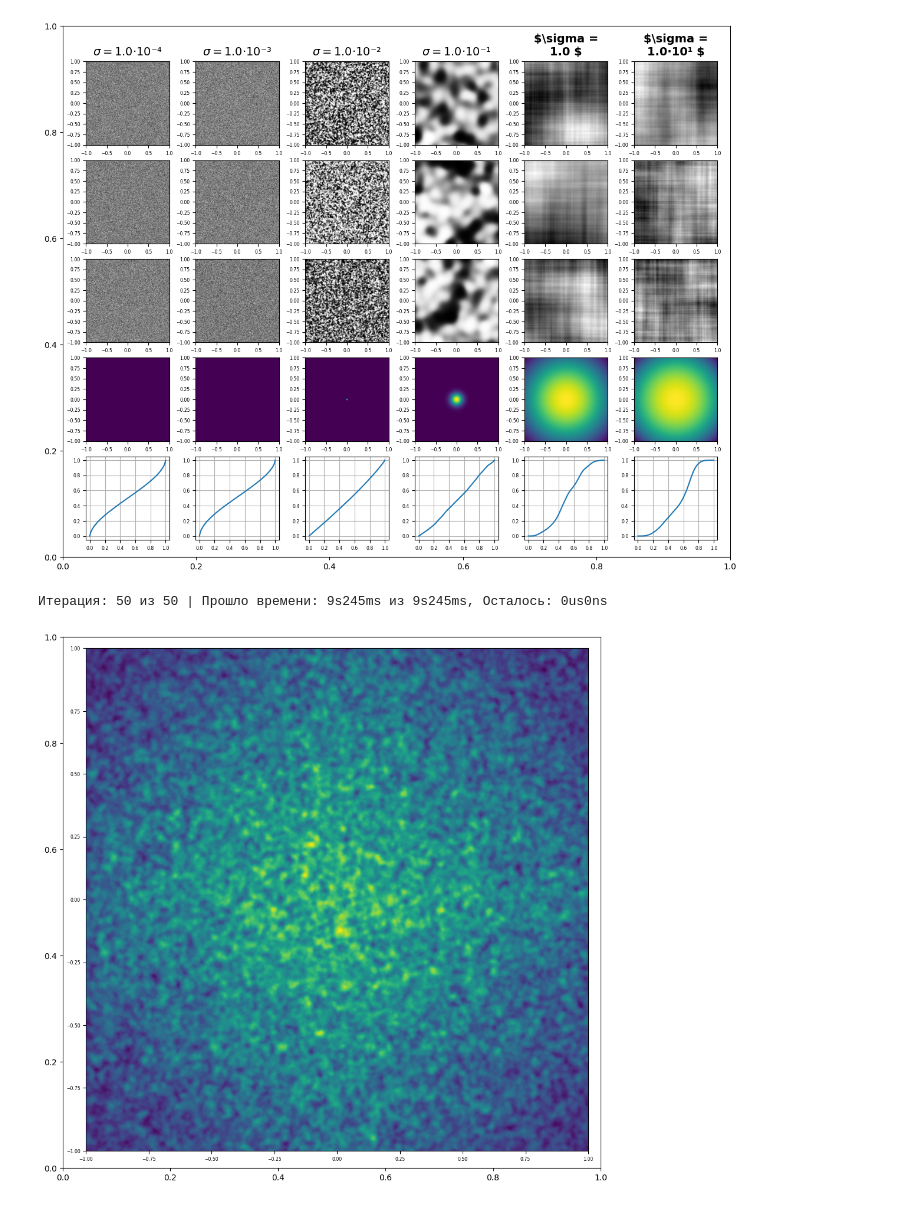
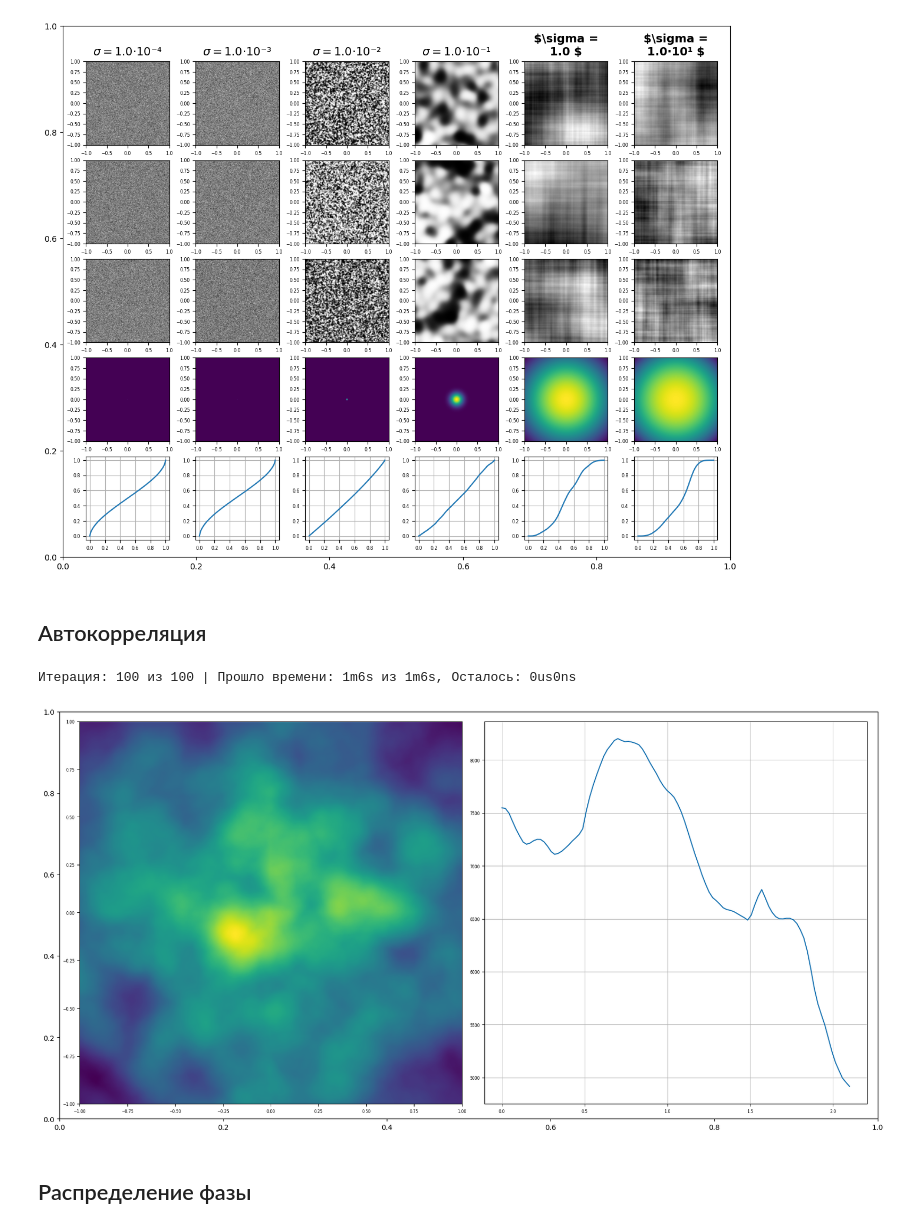
Before and after one commit to Belashov641618/DNN, a Jupyter notebook: collab/Incoherent.ipynb, the cells around one changed output. Saved outputs shown, nothing was run; the diff lists cells and outputs as text; code cells hidden in the pictures.

```diff
--- a/collab/Incoherent.ipynb
+++ b/collab/Incoherent.ipynb
@@ -409,6 +417,8 @@ with torch.no_grad():
   plot.show()
 # %% [output]
 [figure]
+# %% [markdown]
+## Автокорреляция
 # %%
 def fast_equal_convolution(a:torch.Tensor, b:torch.Tensor, N:int):
   padding = (N+1)//2
@@ -419,35 +429,50 @@ def fast_equal_convolution(a:torch.Tensor, b:torch.Tensor, N:int):
 
   return torch.abs(torch.fft.ifftshift(torch.fft.ifft2(torch.fft.fftshift(torch.fft.fft2(a_padded)) * torch.fft.fftshift(torch.fft.fft2(b_padded))))[padding:padding+N, padding:padding+N])
 
 def autoconvolution(a:torch.Tensor, N:int):
   a = a - torch.mean(a, keepdim=True, dim=(0,1))
   return fast_equal_convolution(a, a, N)
 
 def autocorrelation(N:int, lims:tuple[float,float], sigma:float, samples:int=10):
   autoconvolutions = torch.zeros((samples,N,N))
   for i in CycleTimePredictor(list(range(samples))):
     autoconvolutions[i] = autoconvolution(generate_incoherent(N, sigma, lims, False), N)
   return torch.mean(autoconvolutions, dim=0)
 
 with torch.no_grad():
-  N = 500
+  N = 1000
+  M = 100
   lims = (-1., +1.)
-  samples = 50
-  sigma = 0.01
+  samples = 100
+  sigma = 0.1
 
   results_xy = autocorrelation(N, lims, sigma, samples)
 
   x_mesh, y_mesh = torch.meshgrid(torch.linspace(*lims, N), torch.linspace(*lims, N), indexing='xy')
   r_mesh = torch.sqrt((x_mesh - 0.5)**2 + (y_mesh - 0.5)**2)
+  r_array = torch.linspace(r_mesh.min(), r_mesh.max(), M+1)
+  r_begin = r_array[:-1]
+  r_end = r_array[1:]
 
+  results_r = torch.zeros((M))
+  for i, (r0, r1) in enumerate(zip(r_begin, r_end)):
+    mask = (r_mesh <= r1) * (r0 < r_mesh)
+    average = numpy.sum(numpy.where(mask, results_xy, 0)) / torch.sum(mask)
+    results_r[i] = average
 
   plot = TiledPlot(16,9)
   plot.FontLibrary.MultiplyFontSize(0.7)
 
   axes = plot.axes.add(0,0)
   axes.imshow(results_xy, aspect='auto', extent=[*lims, *lims])
 
+  axes = plot.axes.add(1,0)
+  axes.grid(True)
+  axes.plot(r_begin, results_r)
+
   plot.show()
 # %% [output]
-Итерация: 50 из 50 | Прошло времени: 9s245ms из 9s245ms, Осталось: 0us0ns
+Итерация: 100 из 100 | Прошло времени: 1m6s из 1m6s, Осталось: 0us0ns
-[figure, old version]
+[figure, new version]
+# %% [markdown]
+## Распределение фазы
```
Also changed, not shown: parts of 5 cells of this notebook.
